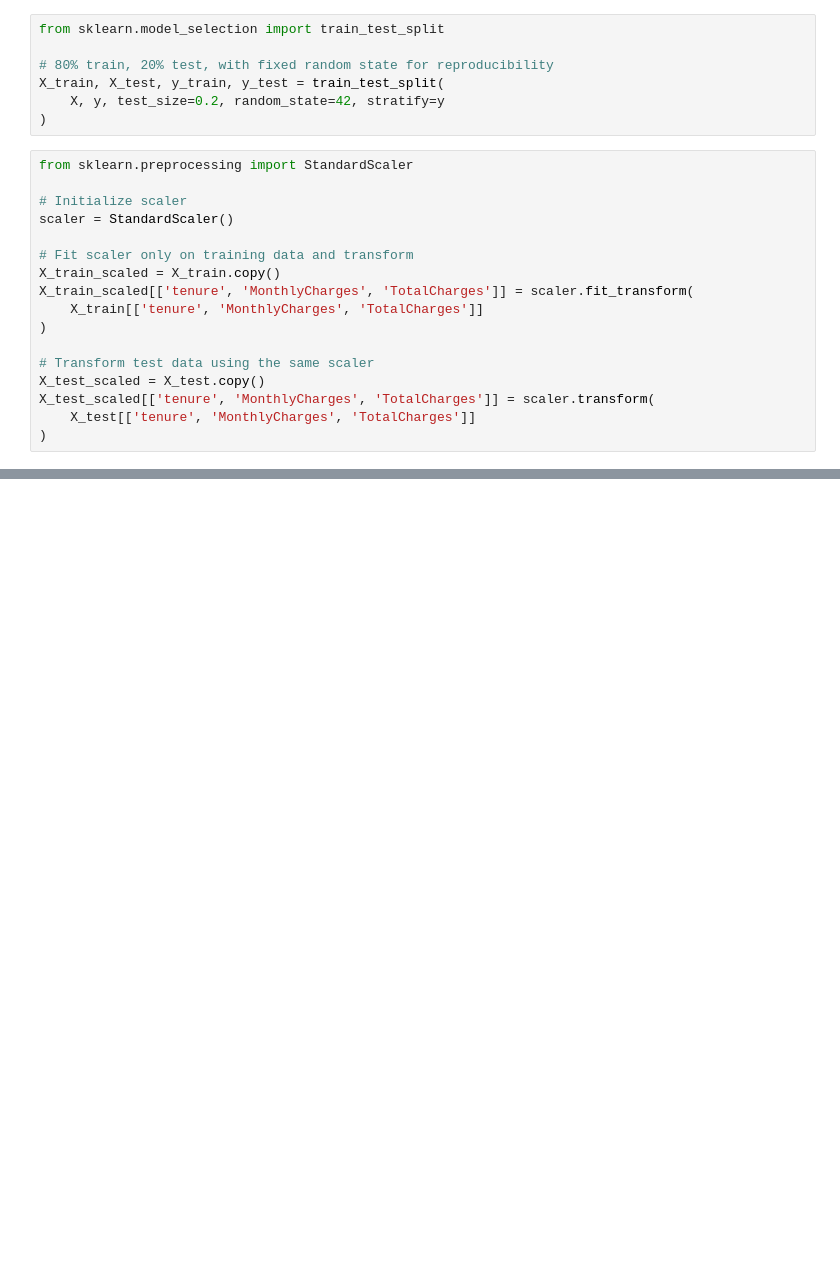
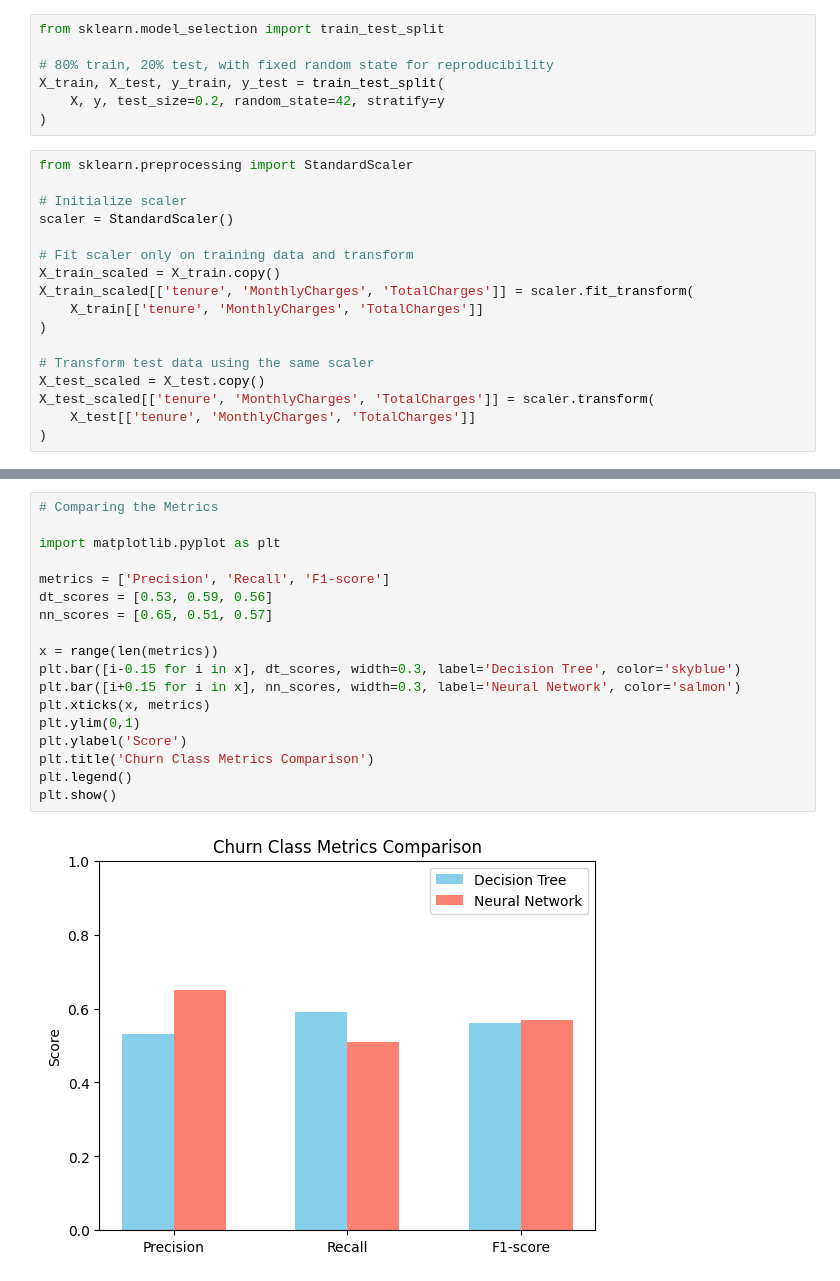
Before and after one commit to visharaaa/Telco-Churn-ML, a Jupyter notebook: Telco_Churn_ML.ipynb, the cells around one changed output, grey strips where cells are left out. Drawn from its saved outputs; the diff is of its cells as text; blank space fills up the shorter version.

Commit message:
Adding Neural Network and Decision Tree Classifier

```diff
--- a/Telco_Churn_ML.ipynb
+++ b/Telco_Churn_ML.ipynb
@@ -204,0 +298,20 @@ X_test_scaled[['tenure', 'MonthlyCharges', 'TotalCharges']] = scaler.transform(
+# %%
+# Comparing the Metrics
+
+import matplotlib.pyplot as plt
+
+metrics = ['Precision', 'Recall', 'F1-score']
+dt_scores = [0.53, 0.59, 0.56]
+nn_scores = [0.65, 0.51, 0.57]
+
+x = range(len(metrics))
+plt.bar([i-0.15 for i in x], dt_scores, width=0.3, label='Decision Tree', color='skyblue')
+plt.bar([i+0.15 for i in x], nn_scores, width=0.3, label='Neural Network', color='salmon')
+plt.xticks(x, metrics)
+plt.ylim(0,1)
+plt.ylabel('Score')
+plt.title('Churn Class Metrics Comparison')
+plt.legend()
+plt.show()
+# %% [output]
+[figure, added]
```
Also changed, not shown: parts of 4 cells of this notebook.
